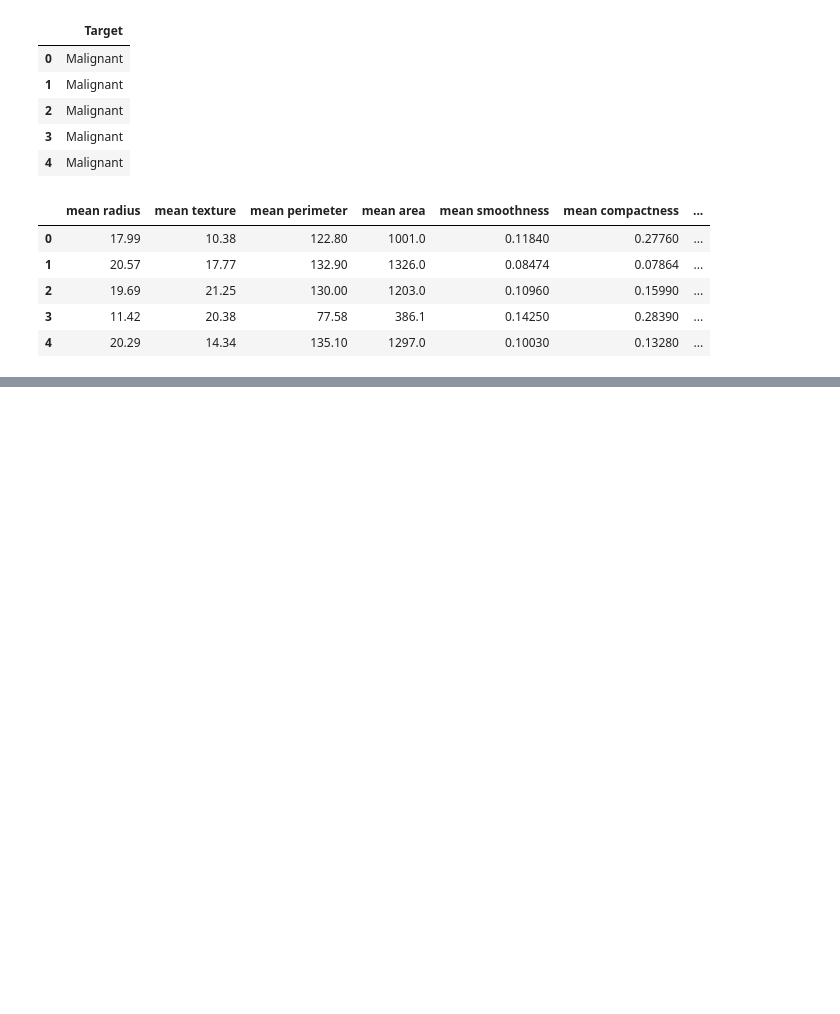
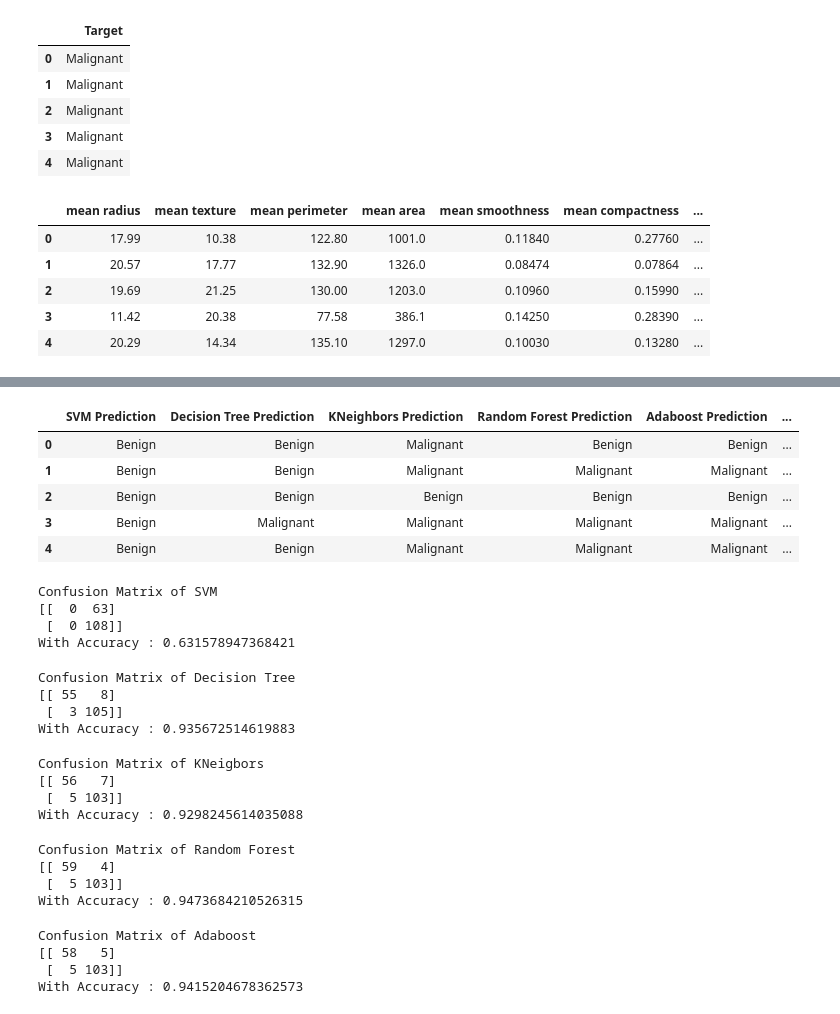
Before and after one commit to rahmatfaisal/dump_project, a Jupyter notebook: Classification.ipynb, the cells around one changed output, grey strips where cells are left out. Drawn from its saved outputs; the diff is of its cells as text; code cells hidden in the pictures; blank space fills up the shorter version.

```diff
--- a/Classification.ipynb
+++ b/Classification.ipynb
@@ -100,0 +110,18 @@ pd.concat([pd.DataFrame(svm_predict, columns = ['SVM Prediction']),
+# %%
+new_prediction_actual_table = prediction_table = pd.concat([
+           pd.DataFrame(new_svm, columns = ['SVM Prediction']),
+           pd.DataFrame(new_decision_tree, columns = ['Decision Tree Prediction']),
+           pd.DataFrame(new_kneighbors, columns = ['KNeighbors Prediction']),
+           pd.DataFrame(new_random_forest, columns = ['Random Forest Prediction']),
+           pd.DataFrame(new_adaboost, columns = ['Adaboost Prediction']),
+           pd.DataFrame(new_target, columns = ['Actual Target'])
+           ],axis=1)
+
+new_prediction_actual_table.head()
+# %% [output]
+|  | SVM Prediction | Decision Tree Prediction | KNeighbors Prediction | Random Forest Prediction | Adaboost Prediction | ... |
+| 0 | Benign | Benign | Malignant | Benign | Benign | ... |
+| 1 | Benign | Benign | Malignant | Malignant | Malignant | ... |
+| 2 | Benign | Benign | Benign | Benign | Benign | ... |
+| 3 | Benign | Malignant | Malignant | Malignant | Malignant | ... |
+| 4 | Benign | Benign | Malignant | Malignant | Malignant | ... |
@@ -100,0 +133,35 @@ pd.concat([pd.DataFrame(svm_predict, columns = ['SVM Prediction']),
+# %%
+result_score("SVM", svm_predict)
+# %% [output]
+Confusion Matrix of SVM
+[[  0  63]
+ [  0 108]]
+With Accuracy : 0.631578947368421
+# %%
+result_score("Decision Tree", decision_tree_predict)
+# %% [output]
+Confusion Matrix of Decision Tree
+[[ 55   8]
+ [  3 105]]
+With Accuracy : 0.935672514619883
+# %%
+result_score("KNeigbors", kneighbors_predict)
+# %% [output]
+Confusion Matrix of KNeigbors
+[[ 56   7]
+ [  5 103]]
+With Accuracy : 0.9298245614035088
+# %%
+result_score("Random Forest", random_forest_predict)
+# %% [output]
+Confusion Matrix of Random Forest
+[[ 59   4]
+ [  5 103]]
+With Accuracy : 0.9473684210526315
+# %%
+result_score("Adaboost", adaboost_predict)
+# %% [output]
+Confusion Matrix of Adaboost
+[[ 58   5]
+ [  5 103]]
+With Accuracy : 0.9415204678362573
```
Also changed, not shown: parts of 9 cells of this notebook.
